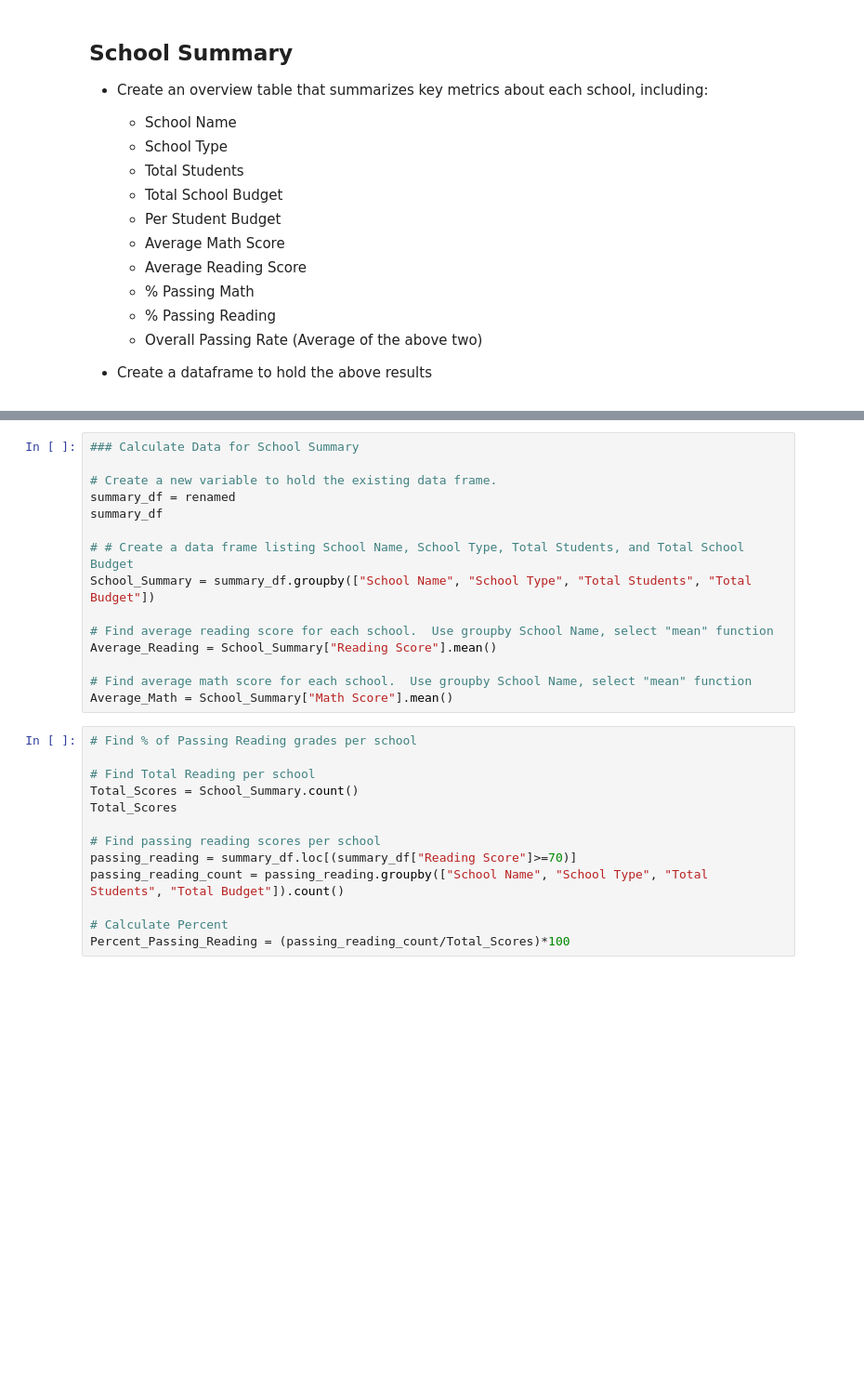
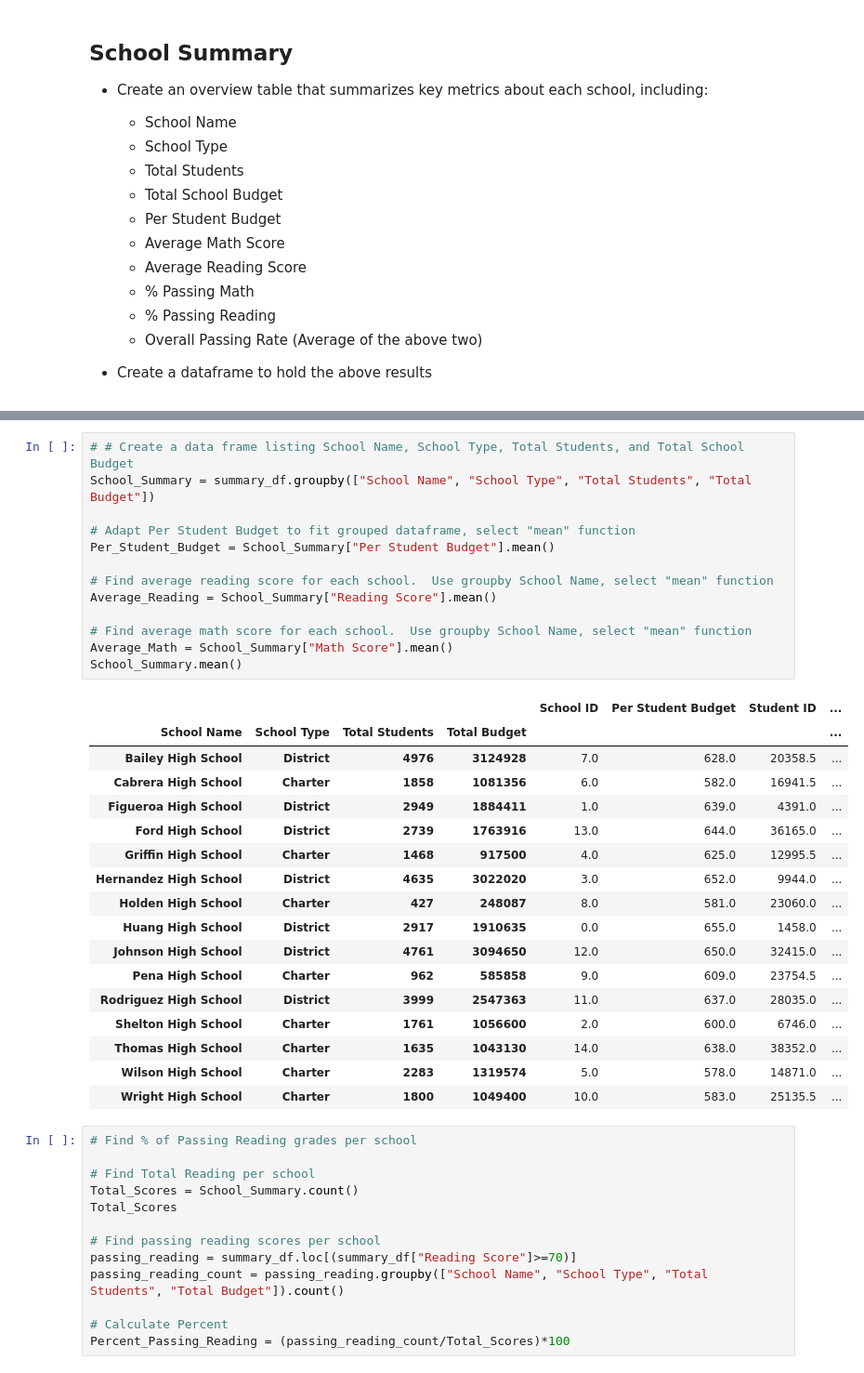
Before and after one commit to Rob-Ottogalli/pandas-challenge, a Jupyter notebook: PyCitySchools/PyCitySchools_Robert Ottogalli.ipynb, the cells around one changed output, grey strips where cells are left out. Shown: that part at 93% size. Drawn from its saved outputs; the diff is of its cells as text; blank space fills up the shorter version.

```diff
--- a/PyCitySchools/PyCitySchools_Robert Ottogalli.ipynb
+++ b/PyCitySchools/PyCitySchools_Robert Ottogalli.ipynb
@@ -153,18 +185,34 @@ Summary_Table
 # %%
-### Calculate Data for School Summary
-
-# Create a new variable to hold the existing data frame.
-summary_df = renamed
-summary_df
-
 # # Create a data frame listing School Name, School Type, Total Students, and Total School Budget
 School_Summary = summary_df.groupby(["School Name", "School Type", "Total Students", "Total Budget"])
+
+# Adapt Per Student Budget to fit grouped dataframe, select "mean" function
+Per_Student_Budget = School_Summary["Per Student Budget"].mean()
 
 # Find average reading score for each school.  Use groupby School Name, select "mean" function
 Average_Reading = School_Summary["Reading Score"].mean()
 
 # Find average math score for each school.  Use groupby School Name, select "mean" function
 Average_Math = School_Summary["Math Score"].mean()
+School_Summary.mean()
+# %% [output]
+|  |  |  |  | School ID | Per Student Budget | Student ID | ... |
+| School Name | School Type | Total Students | Total Budget |  |  |  | ... |
+| Bailey High School | District | 4976 | 3124928 | 7.0 | 628.0 | 20358.5 | ... |
+| Cabrera High School | Charter | 1858 | 1081356 | 6.0 | 582.0 | 16941.5 | ... |
+| Figueroa High School | District | 2949 | 1884411 | 1.0 | 639.0 | 4391.0 | ... |
+| Ford High School | District | 2739 | 1763916 | 13.0 | 644.0 | 36165.0 | ... |
+| Griffin High School | Charter | 1468 | 917500 | 4.0 | 625.0 | 12995.5 | ... |
+| Hernandez High School | District | 4635 | 3022020 | 3.0 | 652.0 | 9944.0 | ... |
+| Holden High School | Charter | 427 | 248087 | 8.0 | 581.0 | 23060.0 | ... |
+| Huang High School | District | 2917 | 1910635 | 0.0 | 655.0 | 1458.0 | ... |
+| Johnson High School | District | 4761 | 3094650 | 12.0 | 650.0 | 32415.0 | ... |
+| Pena High School | Charter | 962 | 585858 | 9.0 | 609.0 | 23754.5 | ... |
+| Rodriguez High School | District | 3999 | 2547363 | 11.0 | 637.0 | 28035.0 | ... |
+| Shelton High School | Charter | 1761 | 1056600 | 2.0 | 600.0 | 6746.0 | ... |
+| Thomas High School | Charter | 1635 | 1043130 | 14.0 | 638.0 | 38352.0 | ... |
+| Wilson High School | Charter | 2283 | 1319574 | 5.0 | 578.0 | 14871.0 | ... |
+| Wright High School | Charter | 1800 | 1049400 | 10.0 | 583.0 | 25135.5 | ... |
 # %%
 # Find % of Passing Reading grades per school
 
```
Also changed, not shown: parts of 6 cells of this notebook, 1 other file.
